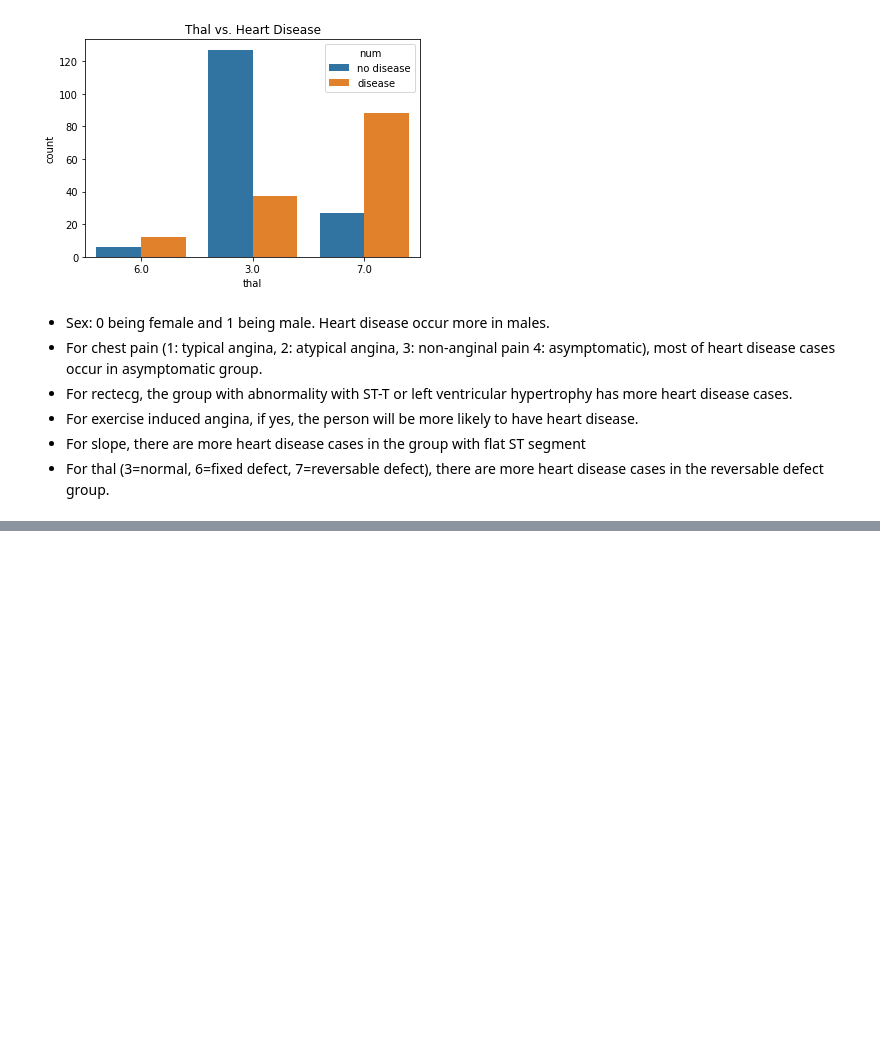
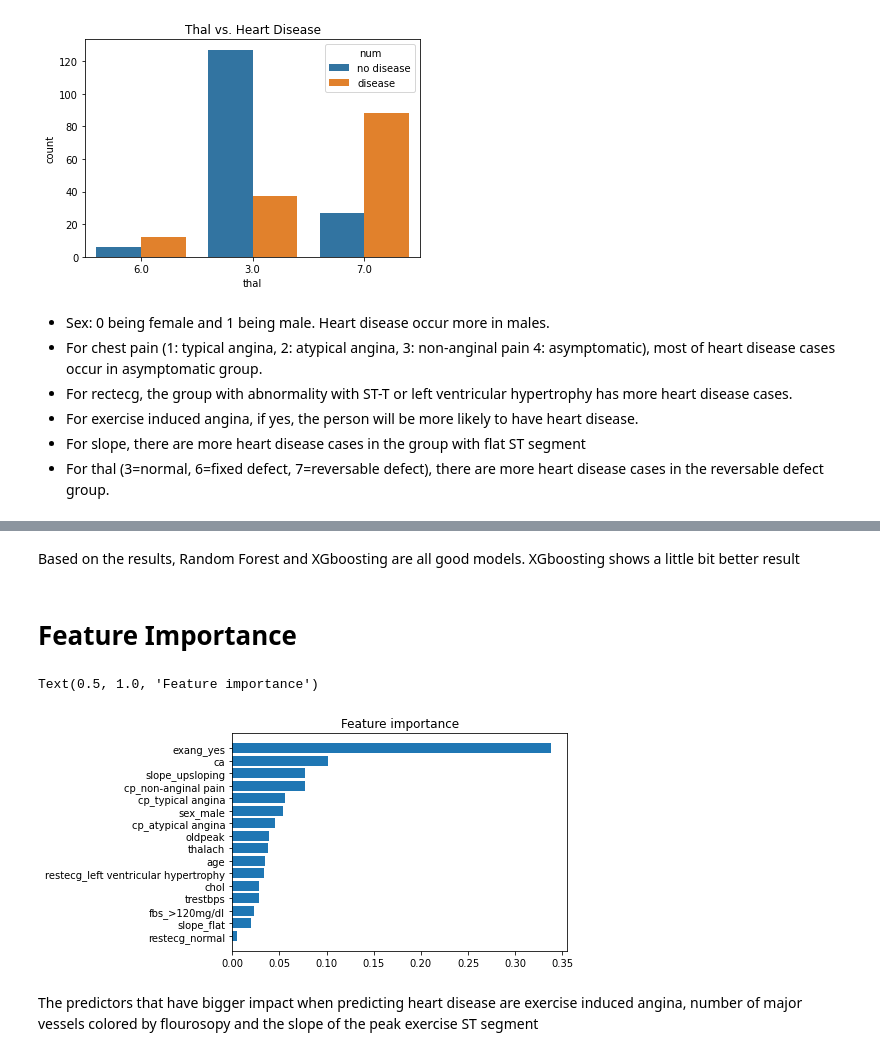
Before and after one commit to yzhang2021/Heart-Disease, a Jupyter notebook: heart_disease.ipynb, the cells around one changed output, grey strips where cells are left out. Saved outputs shown, nothing was run; the diff lists cells and outputs as text; code cells hidden in the pictures; blank space fills up the shorter version.

```diff
--- a/heart_disease.ipynb
+++ b/heart_disease.ipynb
@@ -192,0 +328,7 @@ for feature in categorical_feature:
+# %%
+params={'max_depth':range(3,10,2), 'min_child_weight':range(1,6,2),
+        'gamma':[i/10.0 for i in range(0,5)]
+}
+
+gs=GridSearchCV(XGBClassifier(),params,n_jobs=4,cv=5)
+gs.fit(X_train,y_train)
@@ -192,0 +359,18 @@ for feature in categorical_feature:
+# %% [markdown]
+Based on the results, Random Forest and XGboosting are all good models. XGboosting shows a little bit better result
+# %% [markdown]
+# Feature Importance
+# %%
+feature_importance=gs.best_estimator_.feature_importances_
+# %%
+feature_df=pd.DataFrame(zip(X_train.columns,feature_importance),columns=['feature','importance'])
+# %%
+feature_df.sort_values(by='importance',inplace=True)
+# %%
+plt.barh(feature_df['feature'],feature_df['importance'])
+plt.title('Feature importance')
+# %% [output]
+Text(0.5, 1.0, 'Feature importance')
+[figure, added]
+# %% [markdown]
+The predictors that have bigger impact when predicting heart disease are exercise induced angina, number of major vessels colored by flourosopy and the slope of the peak exercise ST segment
```
Also changed, not shown: parts of 29 cells of this notebook.
